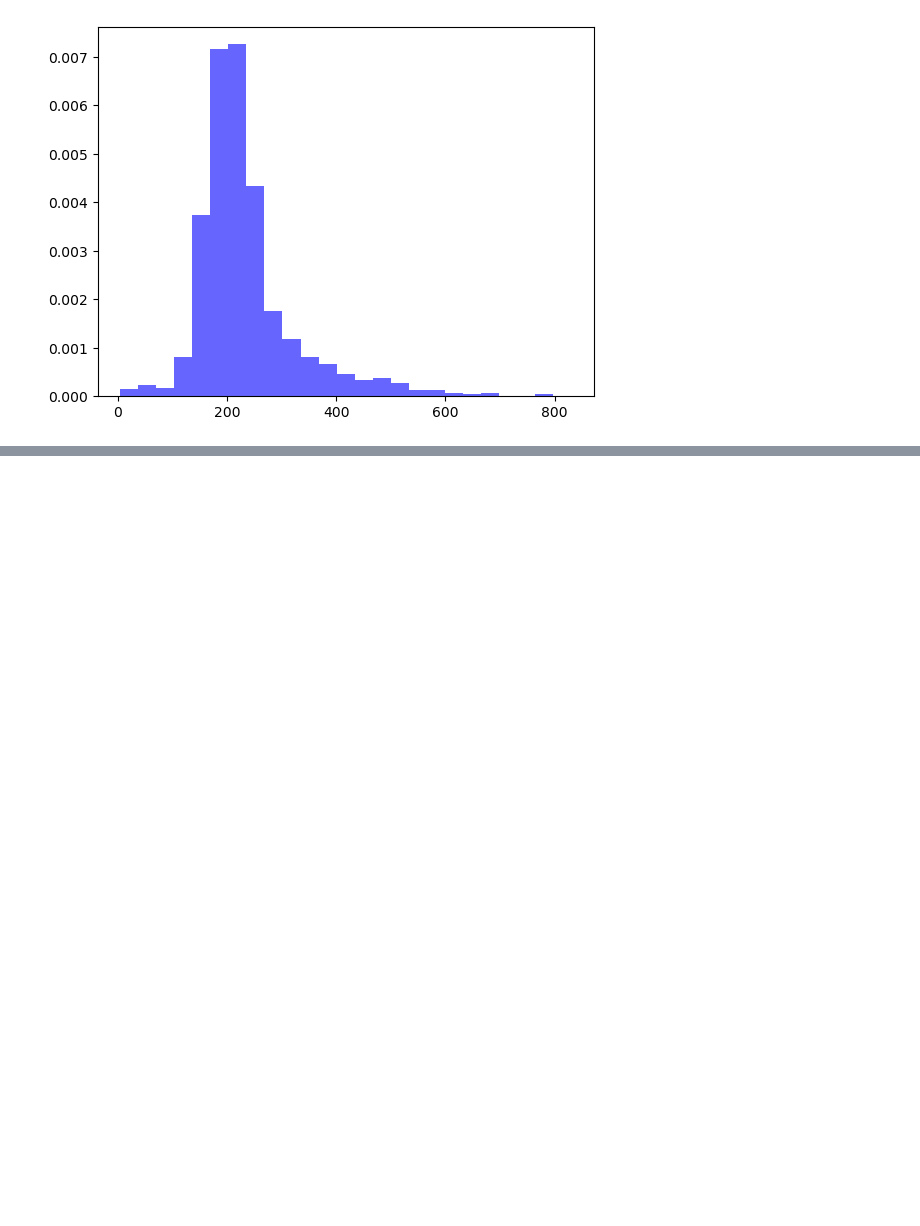
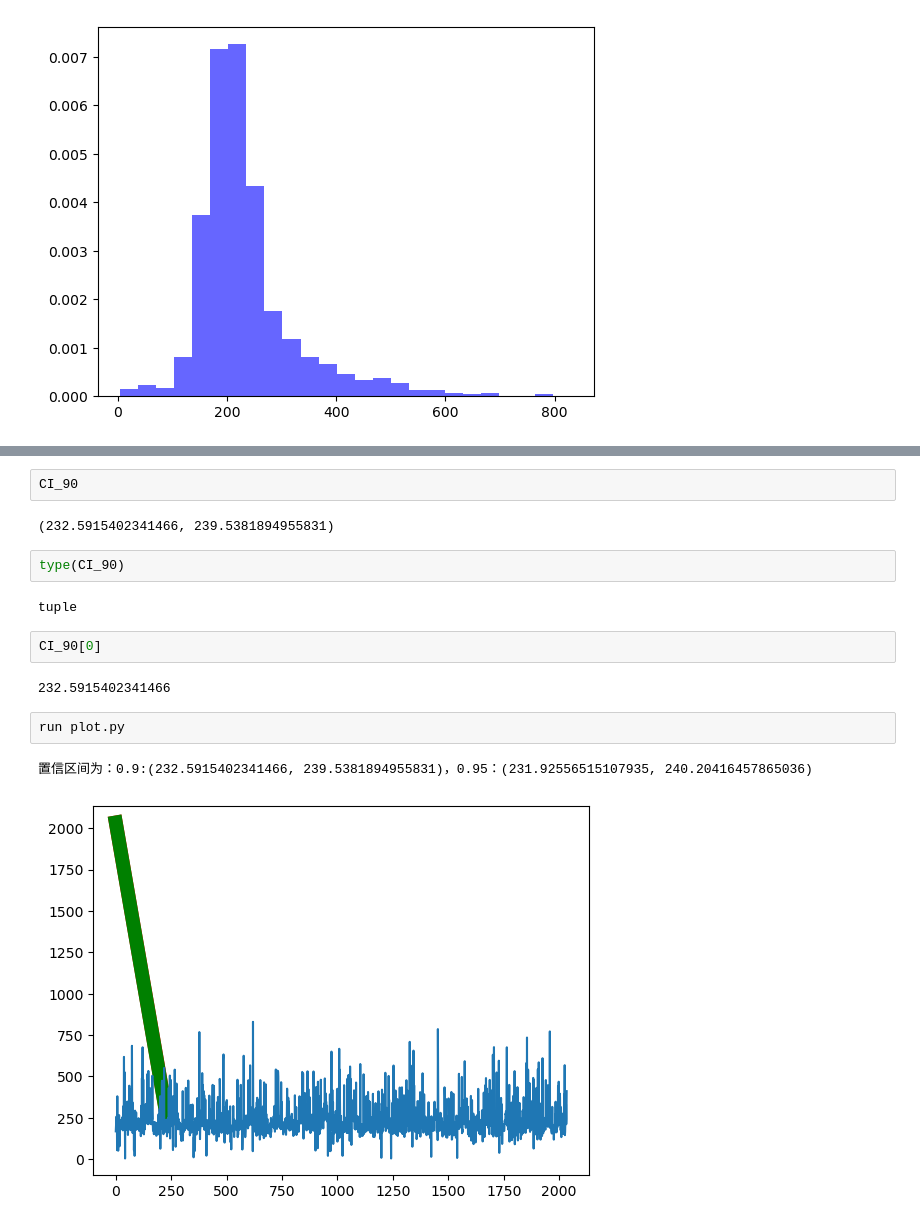
Before and after one commit to makejeef/amro, a Jupyter notebook: fl_data.ipynb, the cells around one changed output, grey strips where cells are left out. Cells and saved outputs as stored; diff of their text form; blank space fills up the shorter version.

Commit message:
image

```diff
--- a/fl_data.ipynb
+++ b/fl_data.ipynb
@@ -463,0 +535,17 @@ plt.show()
+# %%
+CI_90
+# %% [output]
+(232.5915402341466, 239.5381894955831)
+# %%
+type(CI_90)
+# %% [output]
+tuple
+# %%
+CI_90[0]
+# %% [output]
+232.5915402341466
+# %%
+run plot.py
+# %% [output]
+置信区间为：0.9:(232.5915402341466, 239.5381894955831)，0.95：(231.92556515107935, 240.20416457865036)
+[figure, added]
```
Also changed, not shown: parts of 28 cells of this notebook, 6 other files.
